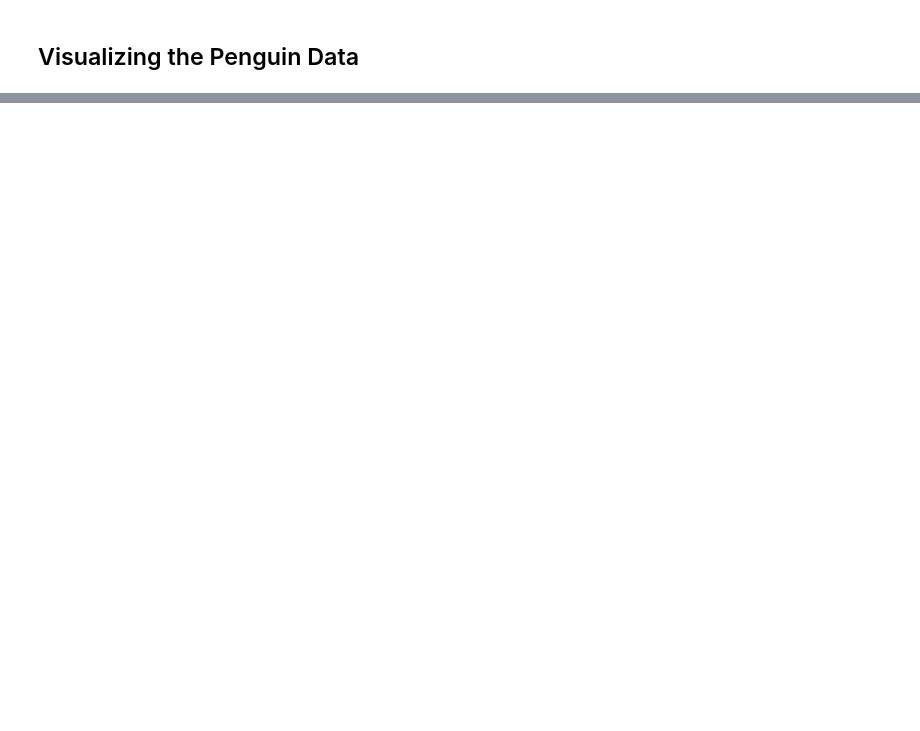
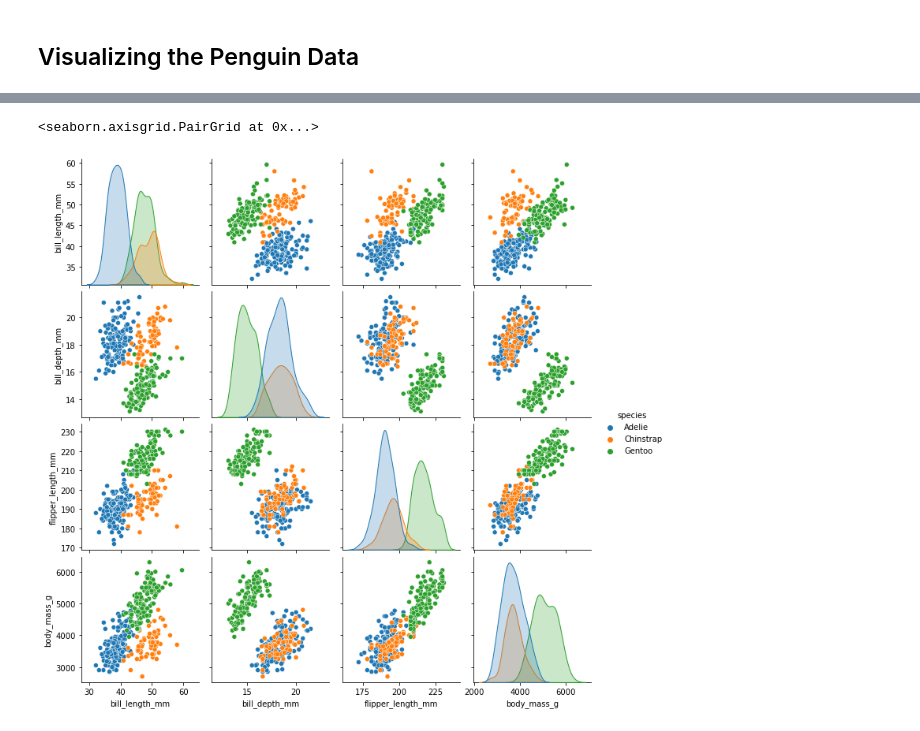
Before and after one commit to r2klabs/Penguins, a Jupyter notebook: Visualization.ipynb, the cells around one changed output, grey strips where cells are left out. Saved outputs shown, nothing was run; the diff lists cells and outputs as text; code cells hidden in the pictures; blank space fills up the shorter version.

```diff
--- a/Visualization.ipynb
+++ b/Visualization.ipynb
@@ -265,0 +311,7 @@ sns.displot(mpg.acceleration, color='red', bins=25)
+# %%
+p = pd.read_csv('processed_penguins.csv')
+# %%
+sns.pairplot(p[['bill_length_mm','bill_depth_mm','flipper_length_mm','body_mass_g', 'species']], hue='species')
+# %% [output]
+<seaborn.axisgrid.PairGrid at 0x...>
+[figure, added]
```
Also changed, not shown: parts of 21 cells of this notebook.
